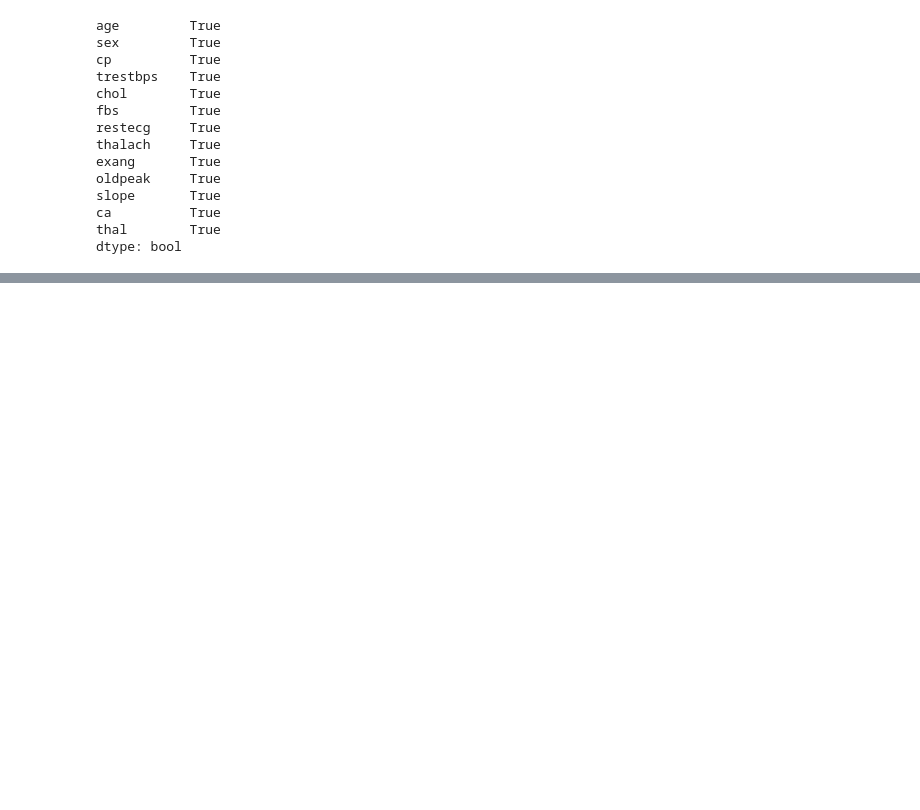
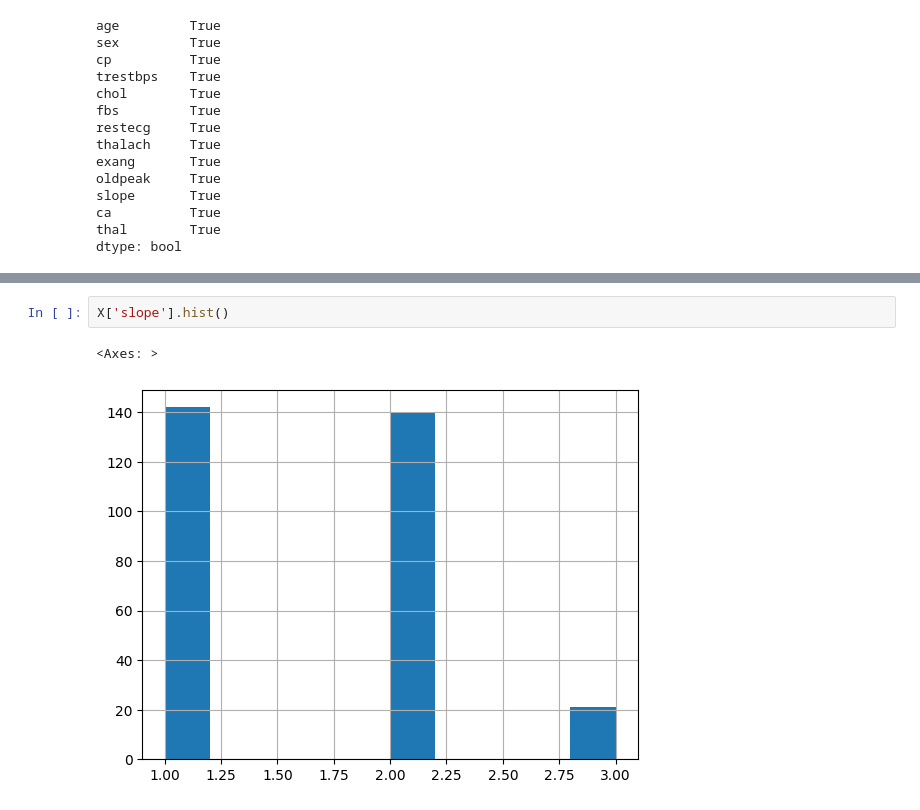
Before and after one commit to ml-cvd-prediction/ml-cvd-prediction.github.io, a Jupyter notebook: src/cleveland.ipynb, the cells around one changed output, grey strips where cells are left out. Cells and saved outputs as stored; diff of their text form; blank space fills up the shorter version.

```diff
--- a/src/cleveland.ipynb
+++ b/src/cleveland.ipynb
@@ -173,0 +230,5 @@ X.head()
+# %%
+X['slope'].hist()
+# %% [output]
+<Axes: >
+[figure, added]
```
Also changed, not shown: parts of 9 cells of this notebook, 7 other files.
